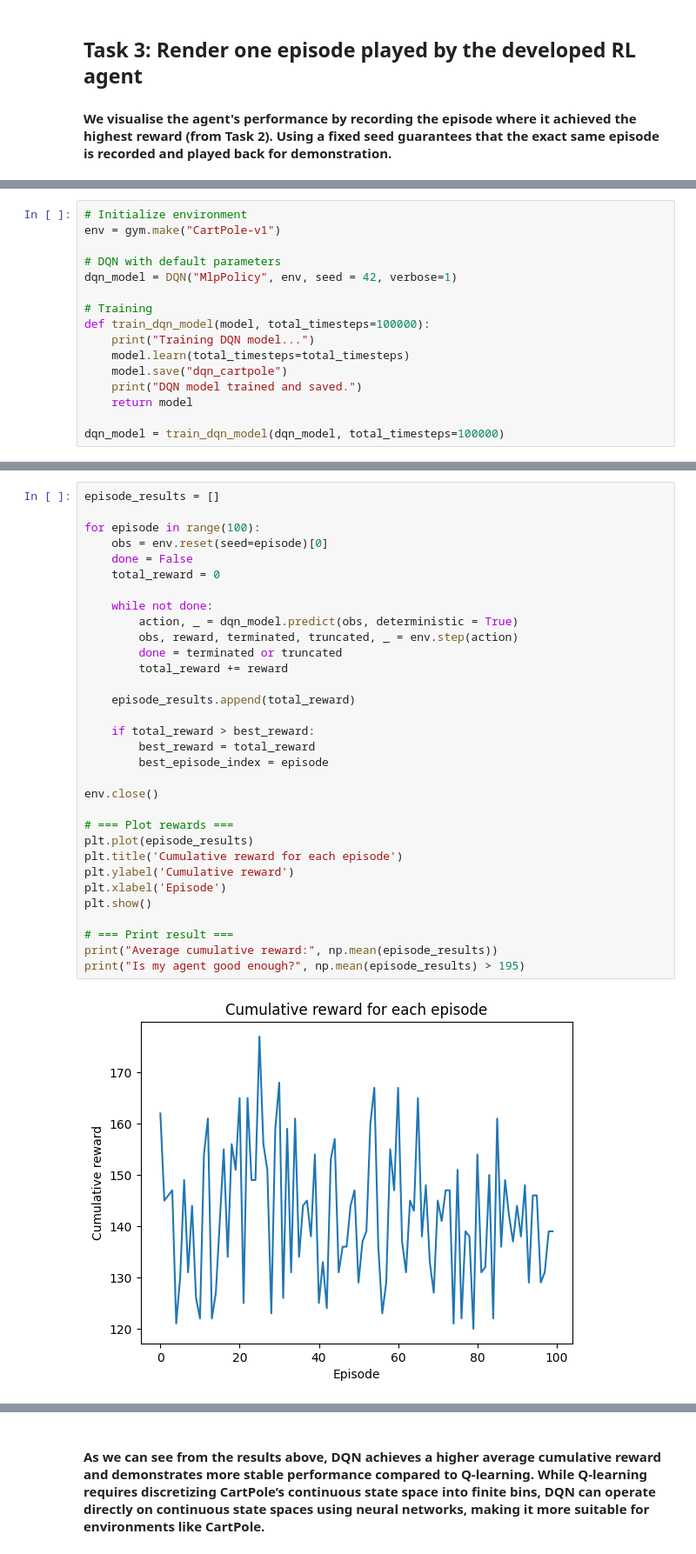
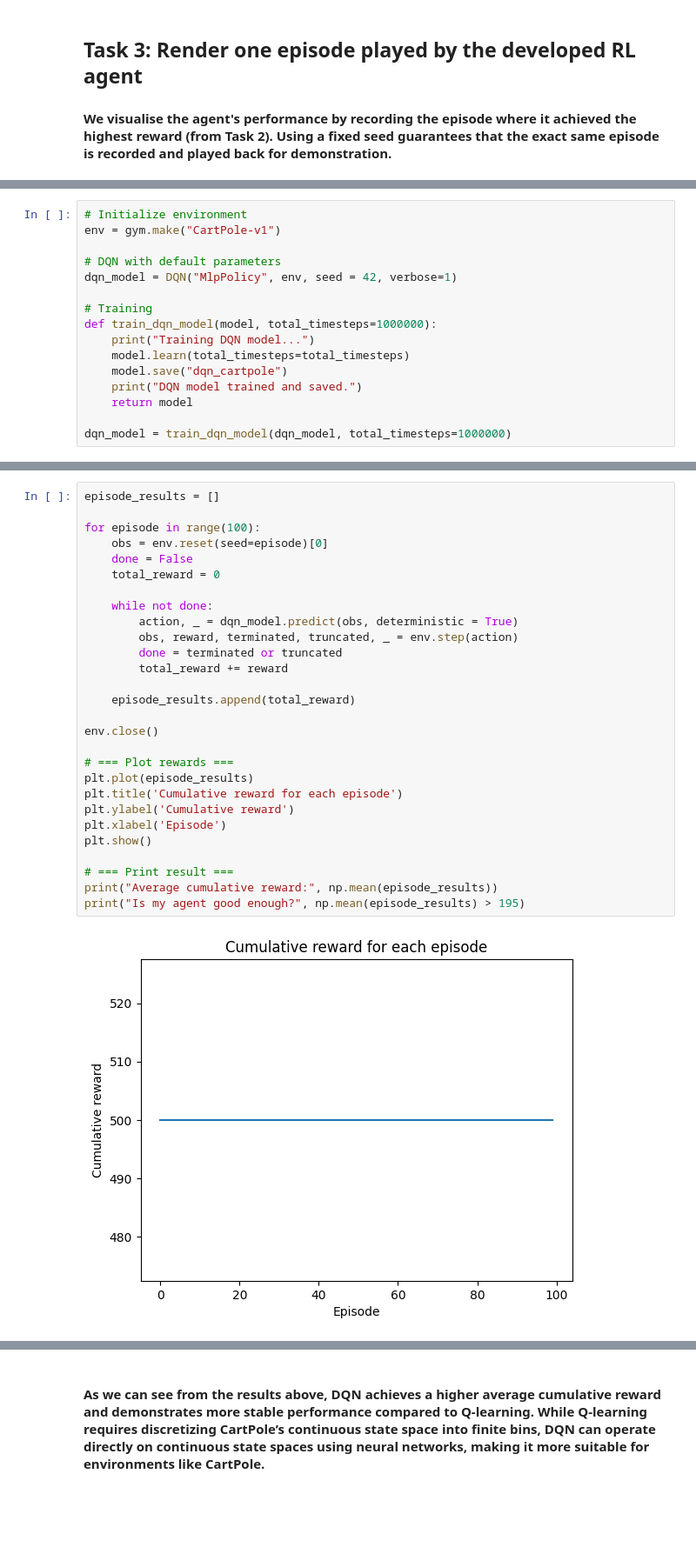
Before and after one commit to Izackyy/SC3000-AI, a Jupyter notebook: Assignment_1.ipynb, the cells around one changed output, grey strips where cells are left out. Shown at 87% size. Drawn from its saved outputs; the diff is of its cells as text; blank space fills up the shorter version.

```diff
--- a/Assignment_1.ipynb
+++ b/Assignment_1.ipynb
@@ -452,14 +406,14 @@ env = gym.make("CartPole-v1")
 dqn_model = DQN("MlpPolicy", env, seed = 42, verbose=1)
 
 # Training
-def train_dqn_model(model, total_timesteps=100000):
+def train_dqn_model(model, total_timesteps=1000000):
     print("Training DQN model...")
     model.learn(total_timesteps=total_timesteps)
     model.save("dqn_cartpole")
     print("DQN model trained and saved.")
     return model
 
-dqn_model = train_dqn_model(dqn_model, total_timesteps=100000)
+dqn_model = train_dqn_model(dqn_model, total_timesteps=1000000)
 # %% [output]
 Using cpu device
 Wrapping the env with a `Monitor` wrapper
@@ -501,34 +435,30 @@ DQN model trained and saved.
 # %%
 episode_results = []
 
 for episode in range(100):
     obs = env.reset(seed=episode)[0]
     done = False
     total_reward = 0
 
     while not done:
         action, _ = dqn_model.predict(obs, deterministic = True)
         obs, reward, terminated, truncated, _ = env.step(action)
         done = terminated or truncated
         total_reward += reward
 
     episode_results.append(total_reward)
 
-    if total_reward > best_reward:
-        best_reward = total_reward
-        best_episode_index = episode
-
 env.close()
 
 # === Plot rewards ===
 plt.plot(episode_results)
 plt.title('Cumulative reward for each episode')
 plt.ylabel('Cumulative reward')
 plt.xlabel('Episode')
 plt.show()
 
 # === Print result ===
 print("Average cumulative reward:", np.mean(episode_results))
 print("Is my agent good enough?", np.mean(episode_results) > 195)
 # %% [output]
-[figure, old version]
+[figure, new version]
```
Also changed, not shown: parts of 6 cells of this notebook, 1 other file.
